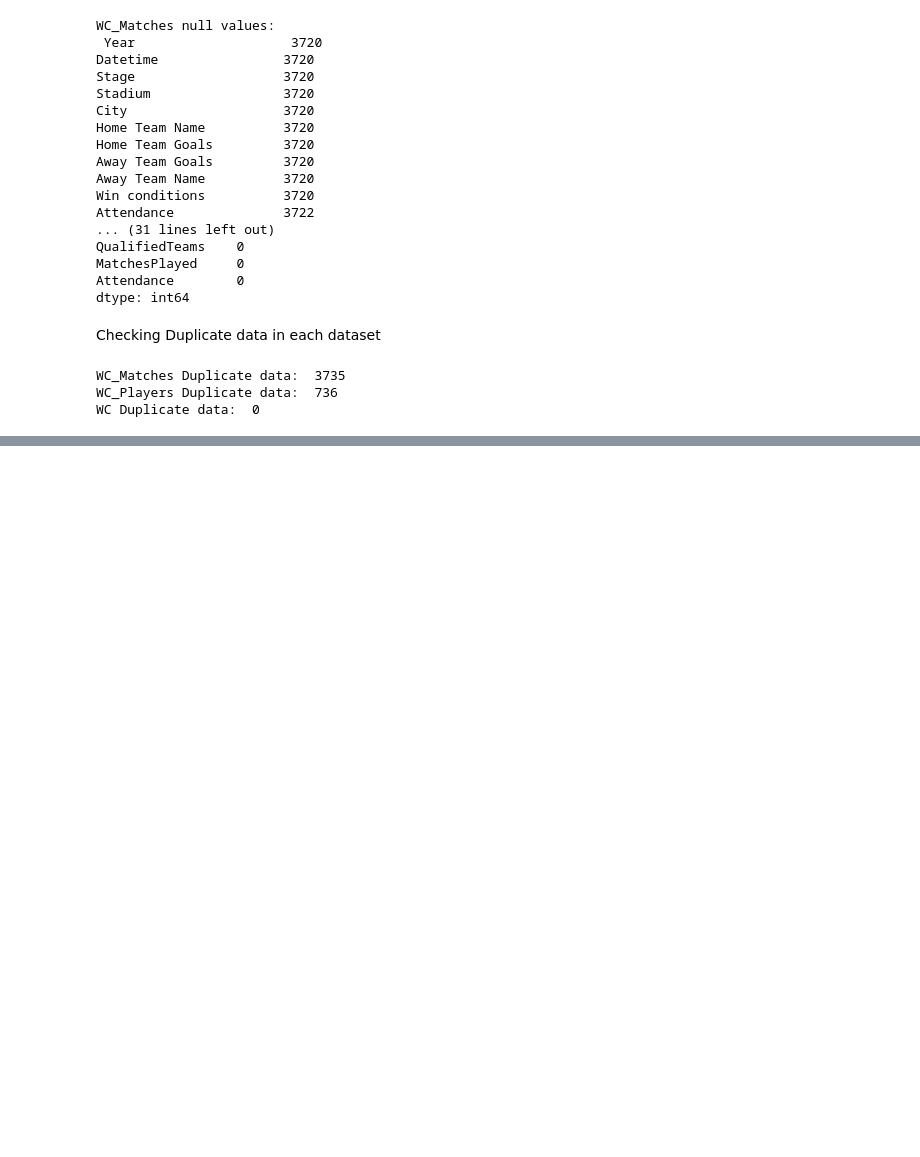
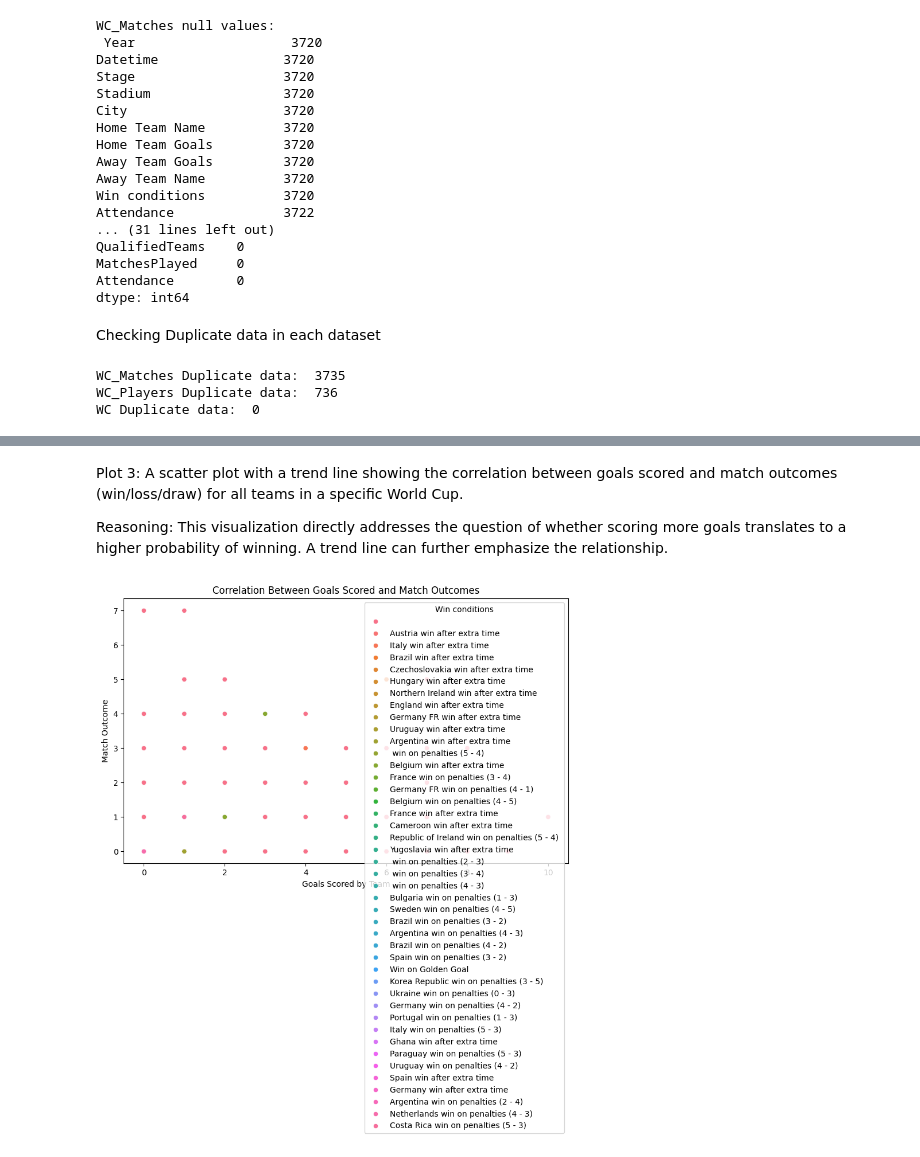
Before and after one commit to Rathod11jay/Unified_Mentor, a Jupyter notebook: FIFA_World_Cup_Analysis.ipynb, the cells around one changed output, grey strips where cells are left out. Cells and saved outputs as stored; diff of their text form; code cells hidden in the pictures; blank space fills up the shorter version.

```diff
--- a/FIFA_World_Cup_Analysis.ipynb
+++ b/FIFA_World_Cup_Analysis.ipynb
@@ -116,0 +169,14 @@ WC Duplicate data:  0
+# %% [markdown]
+Plot 3: A scatter plot with a trend line showing the correlation between goals scored and match outcomes (win/loss/draw) for all teams in a specific World Cup.
+
+Reasoning: This visualization directly addresses the question of whether scoring more goals translates to a higher probability of winning. A trend line can further emphasize the relationship.
+# %%
+# Assuming 'WC_Matches' is your DataFrame with match data
+plt.figure(figsize=(10, 6))
+sns.scatterplot(x='Home Team Goals', y='Away Team Goals', hue='Win conditions', data=WC_Matches)
+plt.title('Correlation Between Goals Scored and Match Outcomes')
+plt.xlabel('Goals Scored by Team')
+plt.ylabel('Match Outcome')
+plt.show()
+# %% [output]
+[figure, added]
```
Also changed, not shown: parts of 6 cells of this notebook.
